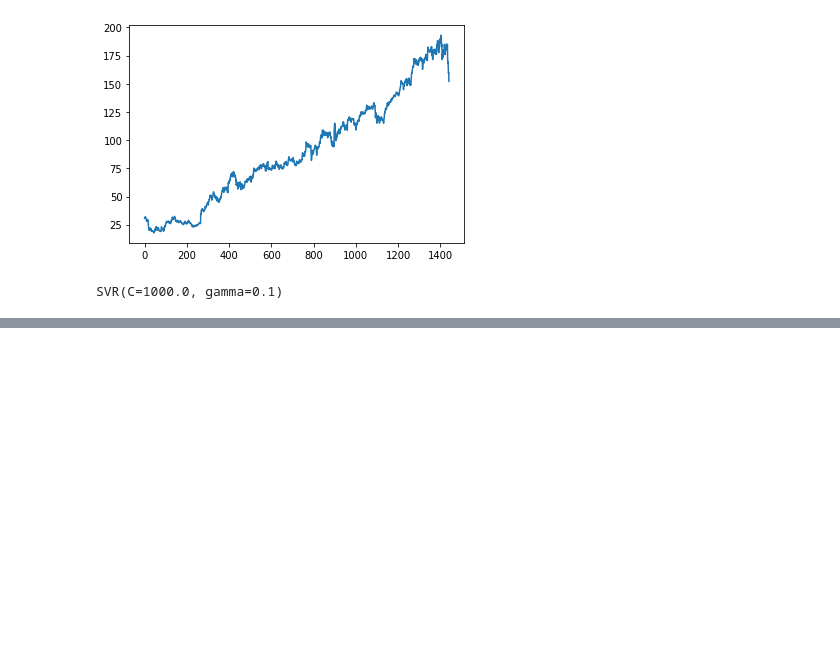
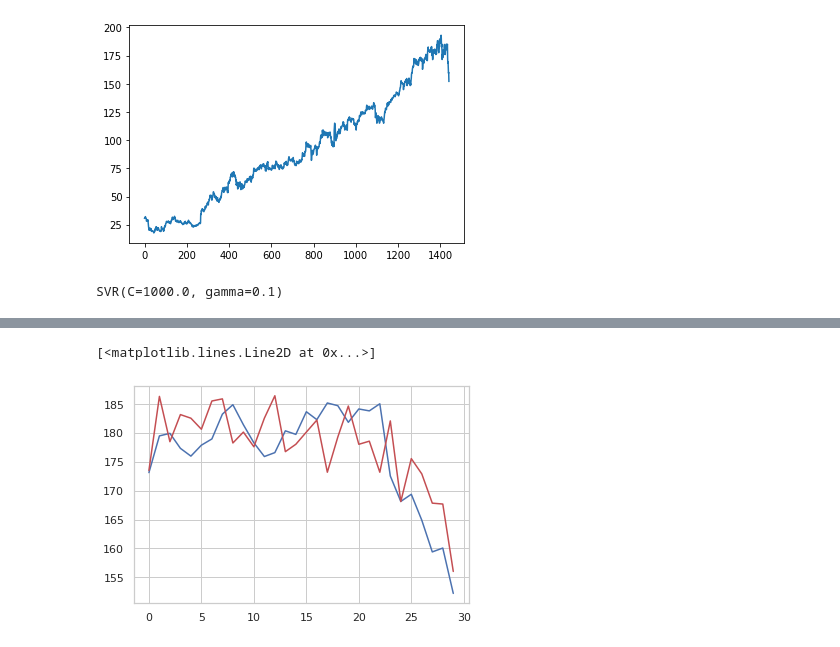
Before and after one commit to klokesh656/Delhi-house-price-prediction, a Jupyter notebook: stock_price_prediction.ipynb, the cells around one changed output, grey strips where cells are left out. Saved outputs shown, nothing was run; the diff lists cells and outputs as text; code cells hidden in the pictures; blank space fills up the shorter version.

```diff
--- a/stock_price_prediction.ipynb
+++ b/stock_price_prediction.ipynb
@@ -123,7 +124,15 @@ plt.plot(svm_prediction, color='r')
 from sklearn.ensemble import RandomForestRegressor
 # %%
 rf= RandomForestRegressor()
-rf_prediction = rf.fit(x_train,y_train)
+rf.fit(x_train,y_train)
 rf_cnfidence = rf_prediction.score(x_test,y_test)
+rf_array=rf_prediction.score(x_test,y_test)
+# %%
+rf_result = rf.predict(x_forecast)
+plt.plot(x_forecast, color='b')
+plt.plot(rf_result, color='r')
+# %% [output]
+[<matplotlib.lines.Line2D at 0x...>]
+[figure, added]
 # %%
 print("linear regression confidence: ", lr_confidence)
```
Also changed, not shown: parts of 10 cells of this notebook.
